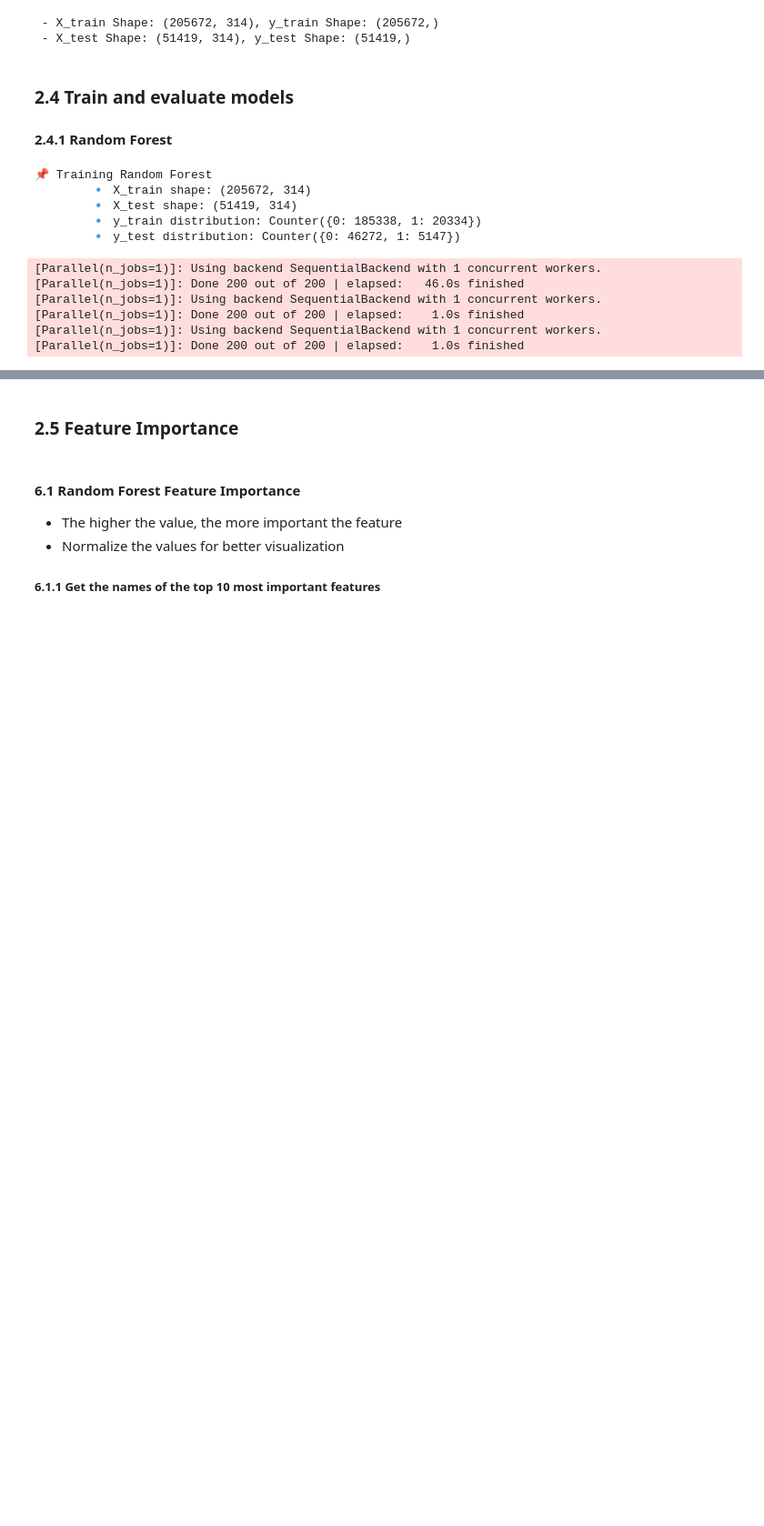
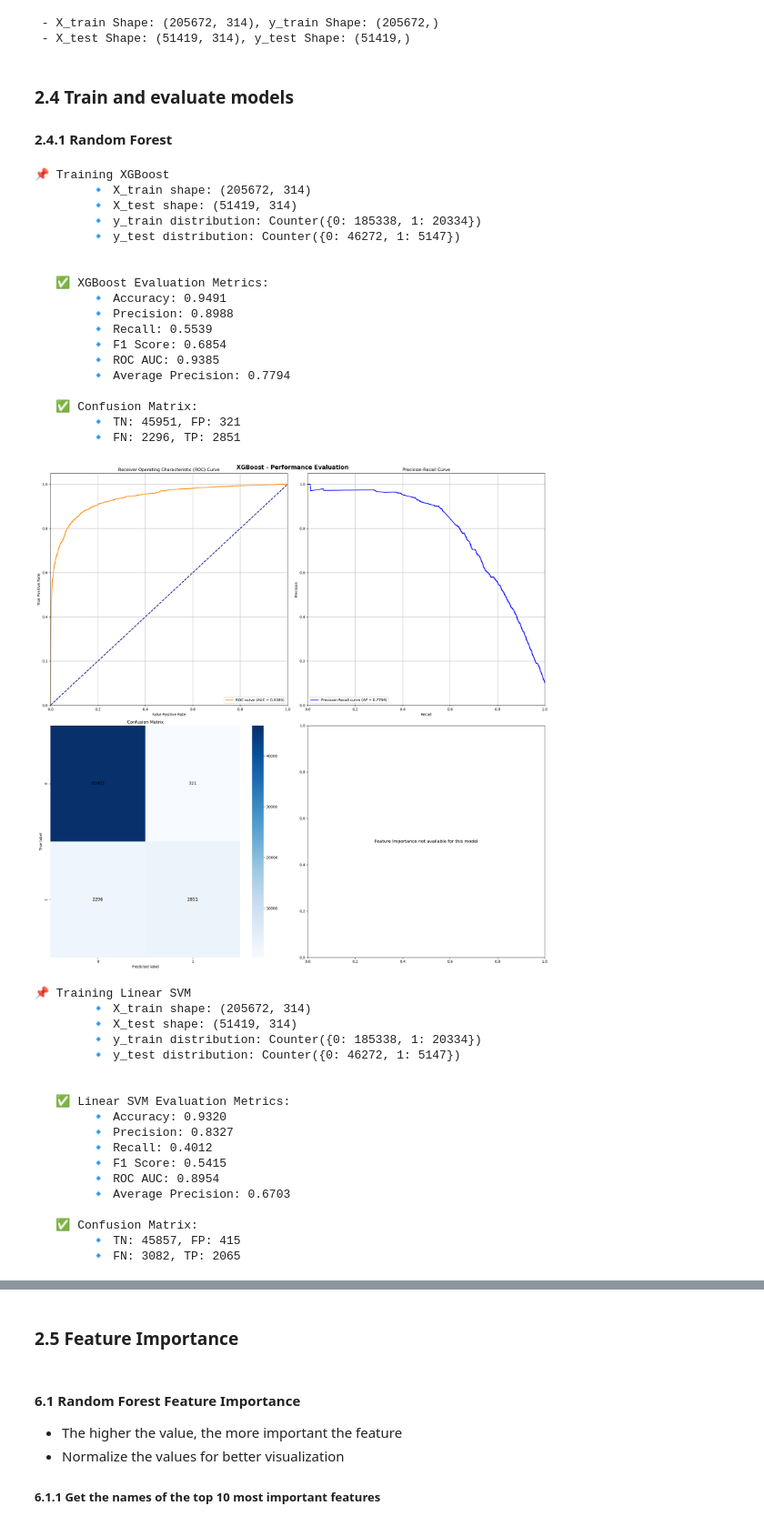
Before and after one commit to changjoon-park/kings-project, a Jupyter notebook: data/project.ipynb, the cells around one changed output, grey strips where cells are left out. Shown at 91% size. Cells and saved outputs as stored; diff of their text form; code cells hidden in the pictures; blank space fills up the shorter version.

```diff
--- a/data/project.ipynb
+++ b/data/project.ipynb
@@ -338,5 +366,0 @@ for model in models:
-# %%
-# Initialize and evaluate models
-for model in updated_models:
-    print(f"Evaluating {model.name}")
-    model.train_and_evaluate_model(X_train, y_train, X_test, y_test)
@@ -432,0 +379,11 @@ This involves identifying which data attributes (features) are most predictive o
+# %%
+# Set the path to the dataset
+dataset_path = './extended-features/'
+
+# Load the data
+X, feature_names = load_X(dataset_path, reduced=False)
+y = load_y(dataset_path)
+
+## Print the shape of the data (loaded from the dataset)
+print(f"\n - X Shape: {X.shape}")
+print(f" - y Shape: {y.shape}")
@@ -543,27 +508,46 @@ print(f" - X_test Shape: {X_test.shape}, y_test Shape: {y_test.shape}")
 
 #### 2.4.1 Random Forest
 # %%
-# Train and evaluate Random Forest model
-(
-    random_forest_model,
-    rf_accuracy,
-    rf_precision,
-    rf_recall,
-    rf_f1,
-    rf_roc_auc,
-    rf_average_precision,
-) = train_and_evaluate_model(
-    models.get("Random Forest"), X_train, y_train, X_test, y_test, "Random Forest"
-)
+models = create_models(xgb_parameters, svm_parameters)
+
+for model in models:
+    model.train_and_evaluate_model(X_train, y_train, X_test, y_test)
+    model.print_result()
 # %% [output]
-📌 Training Random Forest
+📌 Training XGBoost
         🔹 X_train shape: (205672, 314)
         🔹 X_test shape: (51419, 314)
         🔹 y_train distribution: Counter({0: 185338, 1: 20334})
         🔹 y_test distribution: Counter({0: 46272, 1: 5147})
+
+
+   ✅ XGBoost Evaluation Metrics:
+        🔹 Accuracy: 0.9491
+        🔹 Precision: 0.8988
+        🔹 Recall: 0.5539
+        🔹 F1 Score: 0.6854
+        🔹 ROC AUC: 0.9385
+        🔹 Average Precision: 0.7794
+
+   ✅ Confusion Matrix:
+        🔹 TN: 45951, FP: 321
+        🔹 FN: 2296, TP: 2851
+[figure, new version]
-[Parallel(n_jobs=1)]: Using backend SequentialBackend with 1 concurrent workers.
-[Parallel(n_jobs=1)]: Done 200 out of 200 | elapsed:   46.0s finished
-[Parallel(n_jobs=1)]: Using backend SequentialBackend with 1 concurrent workers.
-[Parallel(n_jobs=1)]: Done 200 out of 200 | elapsed:    1.0s finished
-[Parallel(n_jobs=1)]: Using backend SequentialBackend with 1 concurrent workers.
-[Parallel(n_jobs=1)]: Done 200 out of 200 | elapsed:    1.0s finished
+📌 Training Linear SVM
+        🔹 X_train shape: (205672, 314)
+        🔹 X_test shape: (51419, 314)
+        🔹 y_train distribution: Counter({0: 185338, 1: 20334})
+        🔹 y_test distribution: Counter({0: 46272, 1: 5147})
+
+
+   ✅ Linear SVM Evaluation Metrics:
+        🔹 Accuracy: 0.9320
+        🔹 Precision: 0.8327
+        🔹 Recall: 0.4012
+        🔹 F1 Score: 0.5415
+        🔹 ROC AUC: 0.8954
+        🔹 Average Precision: 0.6703
+
+   ✅ Confusion Matrix:
+        🔹 TN: 45857, FP: 415
+        🔹 FN: 3082, TP: 2065
```
Also changed, not shown: parts of 25 cells of this notebook, 3 other files.
